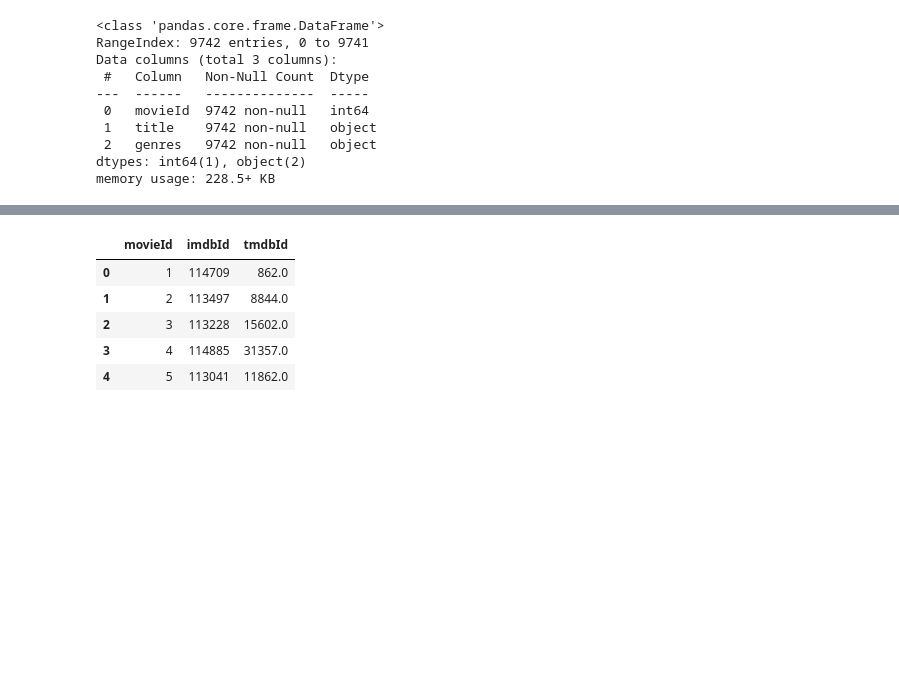
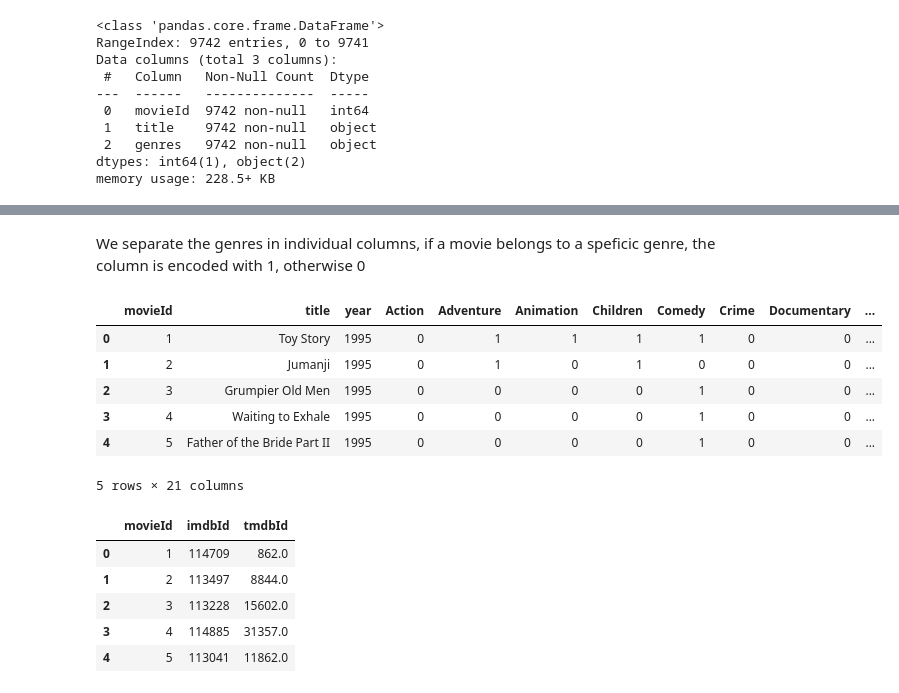
Before and after one commit to NavasFrancisco/MoviesRecommender, a Jupyter notebook: MoviesRecommender.ipynb, the cells around one changed output, grey strips where cells are left out. Drawn from its saved outputs; the diff is of its cells as text; code cells hidden in the pictures; blank space fills up the shorter version.

Commit message:
Data cleaned and preprocessed

```diff
--- a/MoviesRecommender.ipynb
+++ b/MoviesRecommender.ipynb
@@ -155,0 +158,10 @@ memory usage: 228.5+ KB
+# %%
+#spliter la colonne "Title' en deux colonnes 'title' et 'year'
+df_temp = pd.DataFrame(dfmovies.title.str.split('\(',1).tolist(),
+columns = ['title','year'])
+dfmovies['title'] = df_temp['title']
+dfmovies['year'] = df_temp['year']
+# %%
+#supprimer le parenthese ')' de la colonne 'year'
+dfmovies['year'] = dfmovies['year'].str.replace(r'\)', '')
+dfmovies.head()
@@ -156,3 +175,35 @@ memory usage: 228.5+ KB
+# %% [markdown]
+We separate the genres in individual columns, if a movie belongs to a speficic genre, the column is encoded with 1, otherwise 0
+# %%
+dfmovies['Action']=dfmovies['genres'].apply(lambda x: 1 if "Action" in x else 0)
+dfmovies['Adventure']=dfmovies['genres'].apply(lambda x: 1 if "Adventure" in x else 0)
+dfmovies['Animation']=dfmovies['genres'].apply(lambda x: 1 if "Animation" in x else 0)
+dfmovies['Children']=dfmovies['genres'].apply(lambda x: 1 if "Children" in x else 0)
+dfmovies['Comedy']=dfmovies['genres'].apply(lambda x: 1 if "Comedy" in x else 0)
+dfmovies['Crime']=dfmovies['genres'].apply(lambda x: 1 if "Crime" in x else 0)
+dfmovies['Documentary']=dfmovies['genres'].apply(lambda x: 1 if "Documentary" in x else 0)
+dfmovies['Drama']=dfmovies['genres'].apply(lambda x: 1 if "Drama" in x else 0)
+dfmovies['Fantasy']=dfmovies['genres'].apply(lambda x: 1 if "Fantasy" in x else 0)
+dfmovies['Film-Noir']=dfmovies['genres'].apply(lambda x: 1 if "Film-Noir" in x else 0)
+dfmovies['Horror']=dfmovies['genres'].apply(lambda x: 1 if "Horror" in x else 0)
+dfmovies['Musical']=dfmovies['genres'].apply(lambda x: 1 if "Musical" in x else 0)
+dfmovies['Mystery']=dfmovies['genres'].apply(lambda x: 1 if "Mystery" in x else 0)
+dfmovies['Romance']=dfmovies['genres'].apply(lambda x: 1 if "Romance" in x else 0)
+dfmovies['Sci-Fi']=dfmovies['genres'].apply(lambda x: 1 if "Sci-Fi" in x else 0)
+dfmovies['Thriller']=dfmovies['genres'].apply(lambda x: 1 if "Thriller" in x else 0)
+dfmovies['War']=dfmovies['genres'].apply(lambda x: 1 if "War" in x else 0)
+dfmovies['Western']=dfmovies['genres'].apply(lambda x: 1 if "Western" in x else 0)
+# %%
+dfmovies=dfmovies.drop('genres', axis=1)
+dfmovies.head()
+# %% [output]
+|  | movieId | title | year | Action | Adventure | Animation | Children | Comedy | Crime | Documentary | ... |
+| 0 | 1 | Toy Story | 1995 | 0 | 1 | 1 | 1 | 1 | 0 | 0 | ... |
+| 1 | 2 | Jumanji | 1995 | 0 | 1 | 0 | 1 | 0 | 0 | 0 | ... |
+| 2 | 3 | Grumpier Old Men | 1995 | 0 | 0 | 0 | 0 | 1 | 0 | 0 | ... |
+| 3 | 4 | Waiting to Exhale | 1995 | 0 | 0 | 0 | 0 | 1 | 0 | 0 | ... |
+| 4 | 5 | Father of the Bride Part II | 1995 | 0 | 0 | 0 | 0 | 1 | 0 | 0 | ... |
+5 rows × 21 columns
 # %%
 dflinks = pd.read_csv('links.csv')
 dflinks.head()
```
Also changed, not shown: parts of 16 cells of this notebook.
